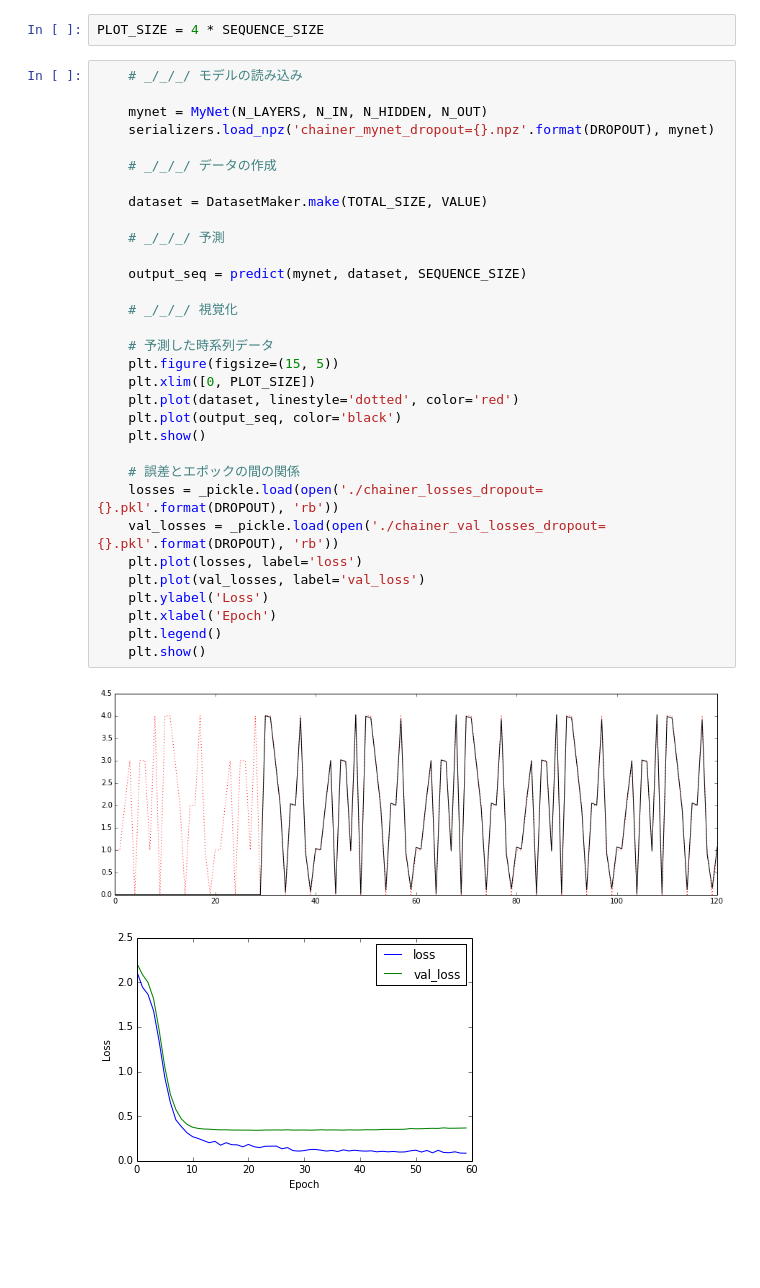
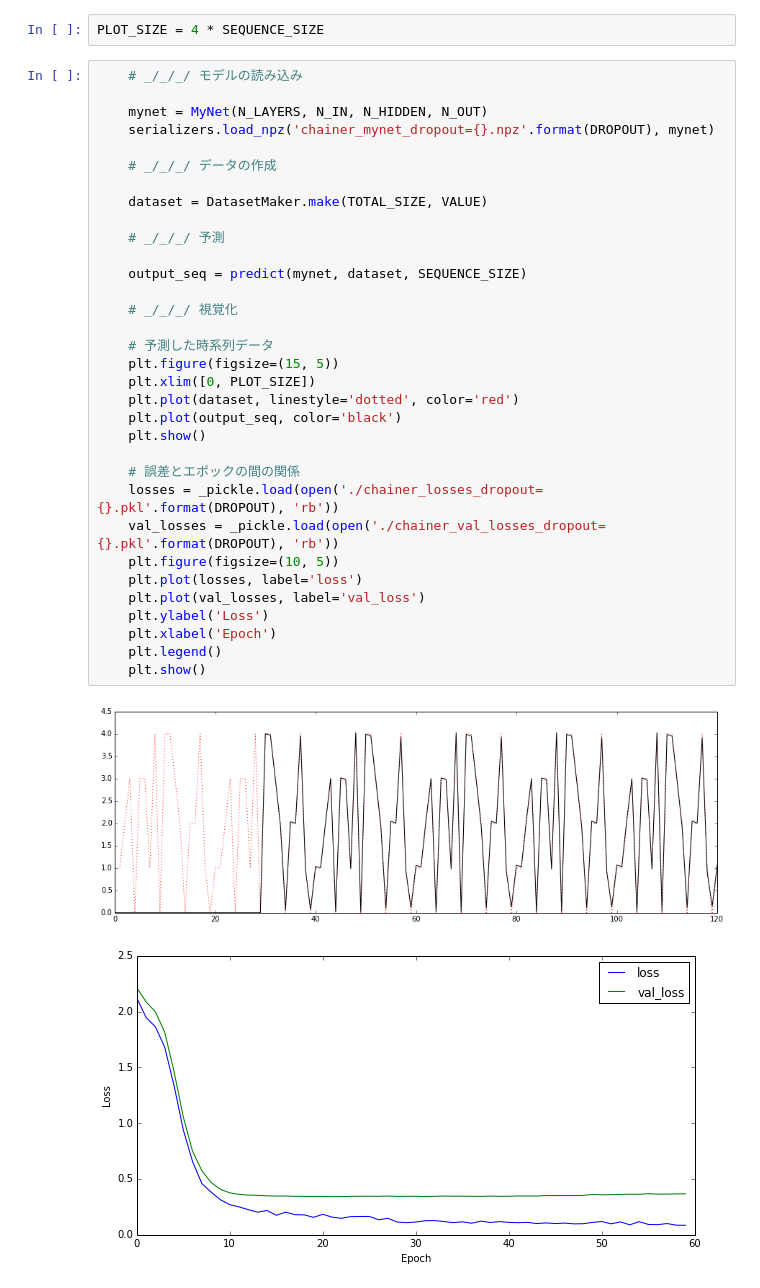
Before and after one commit to seiya-kumada/cct_blog, a Jupyter notebook: lstm/chainer/nstep_lstm/draw_results.ipynb, the cells around one changed output. Saved outputs shown, nothing was run; the diff lists cells and outputs as text; blank space fills up the shorter version.

```diff
--- a/lstm/chainer/nstep_lstm/draw_results.ipynb
+++ b/lstm/chainer/nstep_lstm/draw_results.ipynb
@@ -19,31 +17,32 @@ PLOT_SIZE = 4 * SEQUENCE_SIZE
     serializers.load_npz('chainer_mynet_dropout={}.npz'.format(DROPOUT), mynet)
 
     # _/_/_/ データの作成
 
     dataset = DatasetMaker.make(TOTAL_SIZE, VALUE)
 
     # _/_/_/ 予測
 
     output_seq = predict(mynet, dataset, SEQUENCE_SIZE)
 
     # _/_/_/ 視覚化
 
     # 予測した時系列データ
     plt.figure(figsize=(15, 5))
     plt.xlim([0, PLOT_SIZE])
     plt.plot(dataset, linestyle='dotted', color='red')
     plt.plot(output_seq, color='black')
     plt.show()
 
     # 誤差とエポックの間の関係
     losses = _pickle.load(open('./chainer_losses_dropout={}.pkl'.format(DROPOUT), 'rb'))
     val_losses = _pickle.load(open('./chainer_val_losses_dropout={}.pkl'.format(DROPOUT), 'rb'))
+    plt.figure(figsize=(10, 5))
     plt.plot(losses, label='loss')
     plt.plot(val_losses, label='val_loss')
     plt.ylabel('Loss')
     plt.xlabel('Epoch')
     plt.legend()
     plt.show()
 # %% [output]
 [figure]
-[figure, old version]
+[figure, new version]
```
Also changed, not shown: parts of 1 cell of this notebook, 1 other file.
